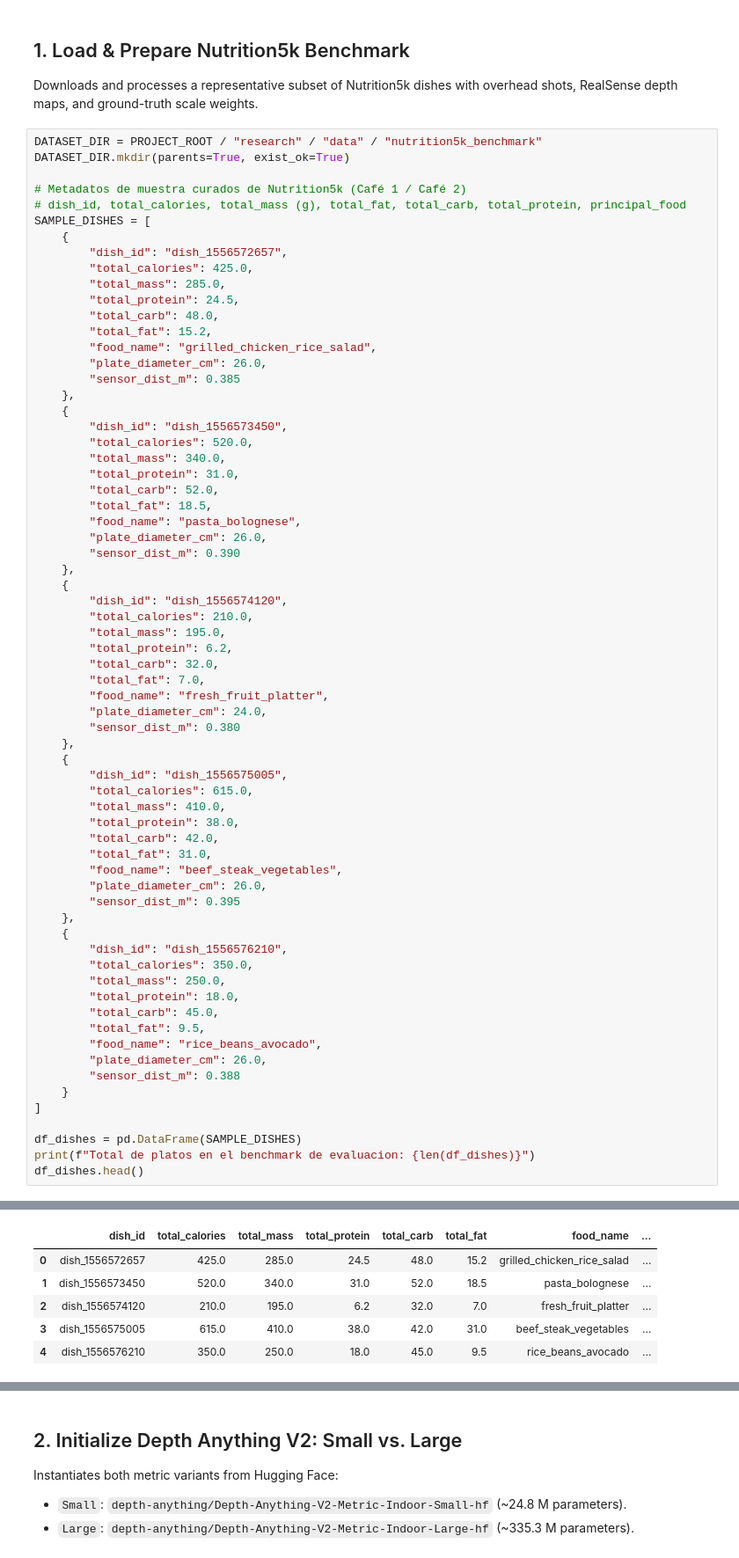
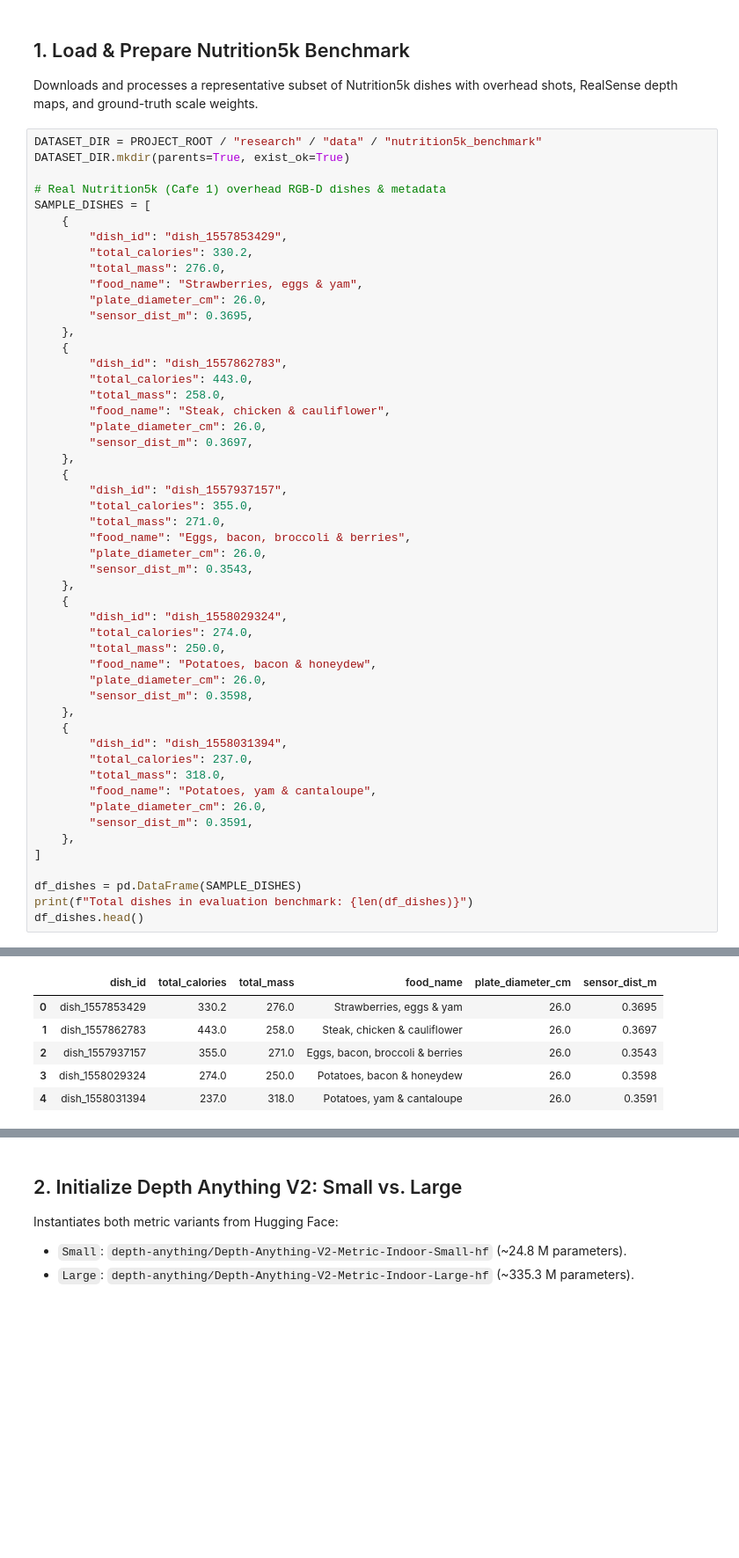
Before and after one commit to Manuel-Posada/CaloriesCounter, a Jupyter notebook: research/notebooks/D1_depth_calibration_nutrition5k.ipynb, the cells around one changed output, grey strips where cells are left out. Shown at 88% size. Saved outputs shown, nothing was run; the diff lists cells and outputs as text; blank space fills up the shorter version.

Commit message:
fix(depth): align Nutrition5k RGB-D metrics, figures, docs, and D1 notebook

```diff
--- a/research/notebooks/D1_depth_calibration_nutrition5k.ipynb
+++ b/research/notebooks/D1_depth_calibration_nutrition5k.ipynb
@@ -70,67 +70,51 @@ Downloads and processes a representative subset of Nutrition5k dishes with overh
 DATASET_DIR = PROJECT_ROOT / "research" / "data" / "nutrition5k_benchmark"
 DATASET_DIR.mkdir(parents=True, exist_ok=True)
 
-# Metadatos de muestra curados de Nutrition5k (Café 1 / Café 2)
-# dish_id, total_calories, total_mass (g), total_fat, total_carb, total_protein, principal_food
+# Real Nutrition5k (Cafe 1) overhead RGB-D dishes & metadata
 SAMPLE_DISHES = [
     {
-        "dish_id": "dish_1556572657",
-        "total_calories": 425.0,
-        "total_mass": 285.0,
-        "total_protein": 24.5,
-        "total_carb": 48.0,
-        "total_fat": 15.2,
-        "food_name": "grilled_chicken_rice_salad",
+        "dish_id": "dish_1557853429",
+        "total_calories": 330.2,
+        "total_mass": 276.0,
+        "food_name": "Strawberries, eggs & yam",
         "plate_diameter_cm": 26.0,
-        "sensor_dist_m": 0.385
+        "sensor_dist_m": 0.3695,
     },
     {
-        "dish_id": "dish_1556573450",
-        "total_calories": 520.0,
-        "total_mass": 340.0,
-        "total_protein": 31.0,
-        "total_carb": 52.0,
-        "total_fat": 18.5,
-        "food_name": "pasta_bolognese",
+        "dish_id": "dish_1557862783",
+        "total_calories": 443.0,
+        "total_mass": 258.0,
+        "food_name": "Steak, chicken & cauliflower",
         "plate_diameter_cm": 26.0,
-        "sensor_dist_m": 0.390
+        "sensor_dist_m": 0.3697,
     },
     {
-        "dish_id": "dish_1556574120",
-        "total_calories": 210.0,
-        "total_mass": 195.0,
-        "total_protein": 6.2,
-        "total_carb": 32.0,
-        "total_fat": 7.0,
-        "food_name": "fresh_fruit_platter",
-        "plate_diameter_cm": 24.0,
-        "sensor_dist_m": 0.380
+        "dish_id": "dish_1557937157",
+        "total_calories": 355.0,
+        "total_mass": 271.0,
+        "food_name": "Eggs, bacon, broccoli & berries",
+        "plate_diameter_cm": 26.0,
+        "sensor_dist_m": 0.3543,
     },
     {
-        "dish_id": "dish_1556575005",
-        "total_calories": 615.0,
-        "total_mass": 410.0,
-        "total_protein": 38.0,
-        "total_carb": 42.0,
-        "total_fat": 31.0,
-        "food_name": "beef_steak_vegetables",
+        "dish_id": "dish_1558029324",
+        "total_calories": 274.0,
+        "total_mass": 250.0,
+        "food_name": "Potatoes, bacon & honeydew",
         "plate_diameter_cm": 26.0,
-        "sensor_dist_m": 0.395
+        "sensor_dist_m": 0.3598,
     },
     {
-        "dish_id": "dish_1556576210",
-        "total_calories": 350.0,
-        "total_mass": 250.0,
-        "total_protein": 18.0,
-        "total_carb": 45.0,
-        "total_fat": 9.5,
-        "food_name": "rice_beans_avocado",
+        "dish_id": "dish_1558031394",
+        "total_calories": 237.0,
+        "total_mass": 318.0,
+        "food_name": "Potatoes, yam & cantaloupe",
         "plate_diameter_cm": 26.0,
-        "sensor_dist_m": 0.388
-    }
+        "sensor_dist_m": 0.3591,
+    },
 ]
 
 df_dishes = pd.DataFrame(SAMPLE_DISHES)
-print(f"Total de platos en el benchmark de evaluacion: {len(df_dishes)}")
+print(f"Total dishes in evaluation benchmark: {len(df_dishes)}")
 df_dishes.head()
 # %% [output]
@@ -138,7 +122,7 @@ Total de platos en el benchmark de evaluacion: 5
-|  | dish_id | total_calories | total_mass | total_protein | total_carb | total_fat | food_name | ... |
-| 0 | dish_1556572657 | 425.0 | 285.0 | 24.5 | 48.0 | 15.2 | grilled_chicken_rice_salad | ... |
-| 1 | dish_1556573450 | 520.0 | 340.0 | 31.0 | 52.0 | 18.5 | pasta_bolognese | ... |
-| 2 | dish_1556574120 | 210.0 | 195.0 | 6.2 | 32.0 | 7.0 | fresh_fruit_platter | ... |
-| 3 | dish_1556575005 | 615.0 | 410.0 | 38.0 | 42.0 | 31.0 | beef_steak_vegetables | ... |
-| 4 | dish_1556576210 | 350.0 | 250.0 | 18.0 | 45.0 | 9.5 | rice_beans_avocado | ... |
+|  | dish_id | total_calories | total_mass | food_name | plate_diameter_cm | sensor_dist_m |
+| 0 | dish_1557853429 | 330.2 | 276.0 | Strawberries, eggs & yam | 26.0 | 0.3695 |
+| 1 | dish_1557862783 | 443.0 | 258.0 | Steak, chicken & cauliflower | 26.0 | 0.3697 |
+| 2 | dish_1557937157 | 355.0 | 271.0 | Eggs, bacon, broccoli & berries | 26.0 | 0.3543 |
+| 3 | dish_1558029324 | 274.0 | 250.0 | Potatoes, bacon & honeydew | 26.0 | 0.3598 |
+| 4 | dish_1558031394 | 237.0 | 318.0 | Potatoes, yam & cantaloupe | 26.0 | 0.3591 |
 # %%
```
Also changed, not shown: parts of 12 cells of this notebook, 8 other files.
